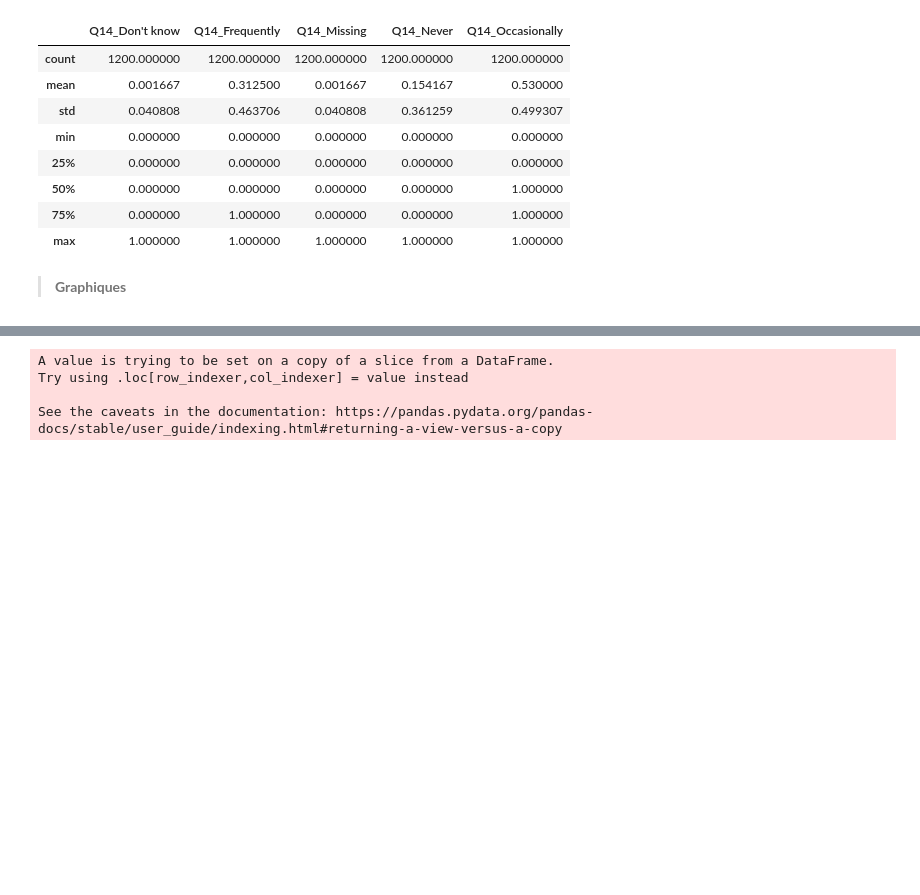
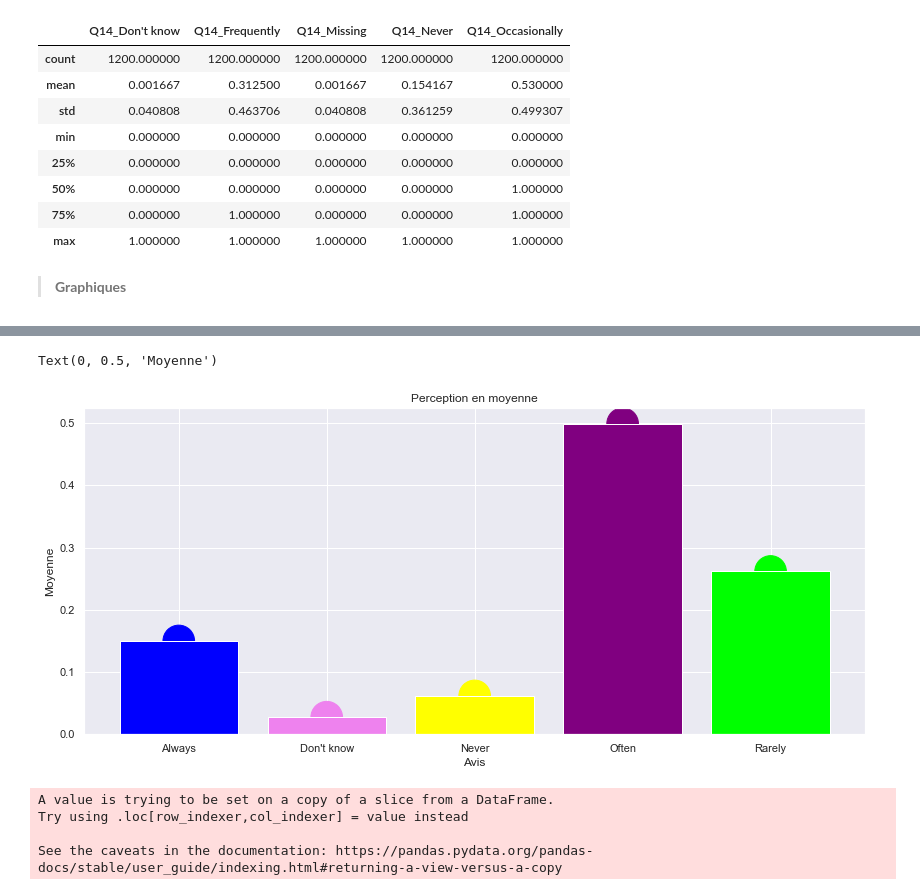
Before and after one commit to ikhalild/Data-analysis-with-python, a Jupyter notebook: manipulation.ipynb, the cells around one changed output, grey strips where cells are left out. Cells and saved outputs as stored; diff of their text form; code cells hidden in the pictures; blank space fills up the shorter version.

```diff
--- a/manipulation.ipynb
+++ b/manipulation.ipynb
@@ -586,3 +601,20 @@ Text(0, 0.5, 'Moyenne')
+# %%
+
+Perception2= ["Always","Don't know","Never","Often","Rarely"]
+Moyenne2= x2.iloc[1]
+%matplotlib inline
+import matplotlib.pyplot as plt
+
+plt.figure(figsize = (14 , 6))
+couleursx1 = ["blue", "violet","yellow","purple","#00FF00"]
+plt.scatter(Perception2, Moyenne2, marker="o", color= couleursx1, s = 1000)
+plt.bar(Perception2,Moyenne2, color = couleursx1)
+plt.title("Perception en moyenne")
+plt.xlabel("Avis")
+plt.ylabel("Moyenne")
+# %% [output]
+Text(0, 0.5, 'Moyenne')
+[figure, added]
 # %%
 import plotly.graph_objects as go
 
```
Also changed, not shown: parts of 3 cells of this notebook.
